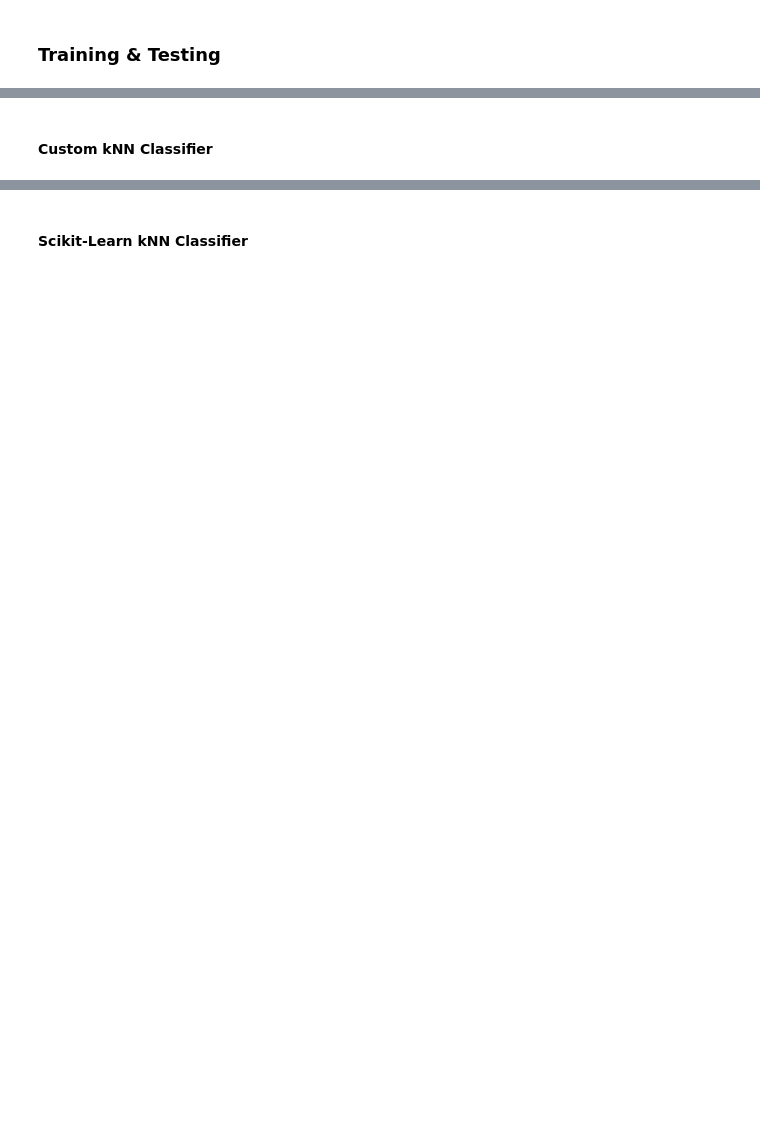
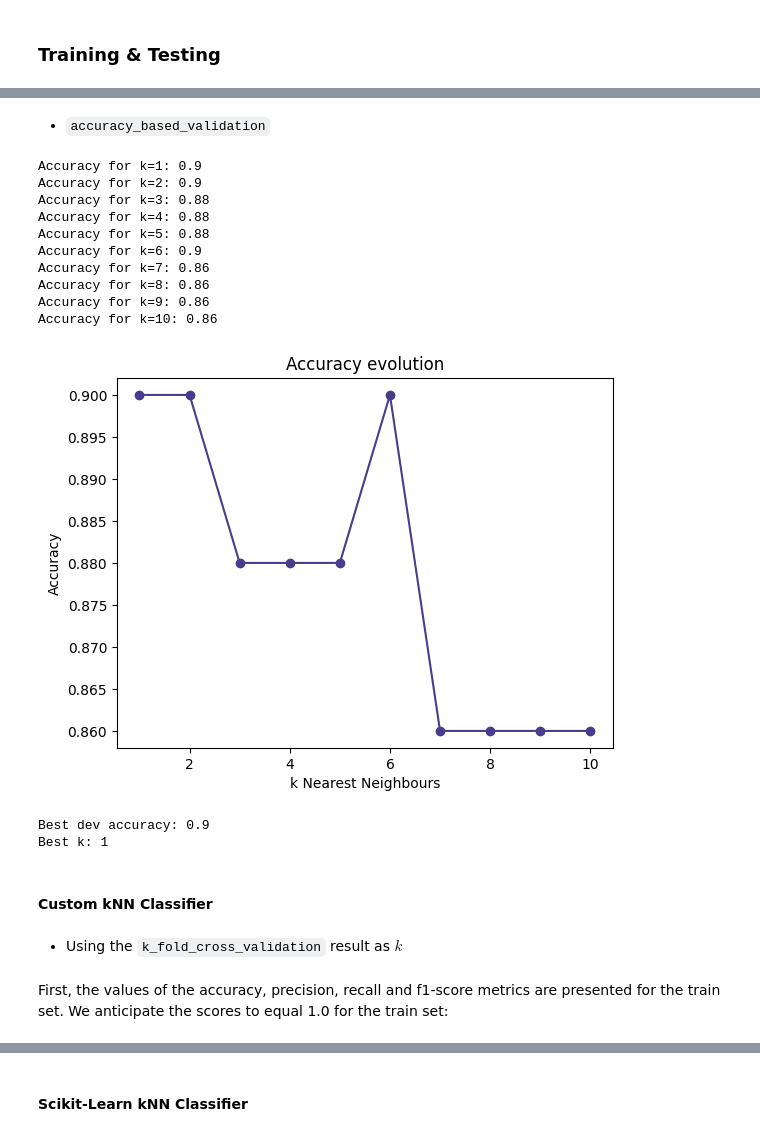
Before and after one commit to alvionaM/stellar-classification, a Jupyter notebook: notebooks/ML-Algorithms.ipynb, the cells around one changed output, grey strips where cells are left out. Saved outputs shown, nothing was run; the diff lists cells and outputs as text; code cells hidden in the pictures; blank space fills up the shorter version.

Commit message:
7th Session - Logistic Regression and MLP to review, all other algorithms done

```diff
--- a/notebooks/ML-Algorithms.ipynb
+++ b/notebooks/ML-Algorithms.ipynb
@@ -230,32 +342,36 @@ class kNN:
 # %%
-def find_best_k(X_train, y_train, X_dev, y_dev):
-  best_k = 0
-  best_dev_accuracy = .0
-  best_classifier = None
+def accuracy_based_validation(K, X_train, y_train, X_dev, y_dev):
+  """
+  Perform accuracy-based validation for the kNN algorithm.
 
-  for k in tqdm(range(1, 11)):
+  Parameters:
+  - K: Number of nearest neighbors to test.
+  - X_train: Training data features.
+  - y_train: Labels for the training data.
+  - X_dev: Development data features for validation.
+  - y_dev: Labels for the development data.
+
+  Returns:
+  - best_k: The value of k that achieved the highest accuracy on the development data.
+  """
+
+  accuracies = np.zeros(K)
+
+  for k in tqdm(range(1, K + 1)):
     knn = kNN(k)  # knn object with current k
     knn.fit(X_train, y_train) # fit with current k in the training data
 
     predictions = knn.predict(X_dev) # predict with current k using the development data
     accuracy = accuracy_score(y_dev, predictions) # count accuracy
-
-    if accuracy > best_dev_accuracy:
-      best_dev_accuracy = accuracy
-      best_k = k
-      best_classifier = knn
+    accuracies[k - 1] = accuracy
 
     print('Accuracy for k={0}: {1}'.format(k, accuracy))
 
+  best_k = Curve.accuracy_evolution_curve("k Nearest Neighbours", accuracies)
 
-  print('\nBest dev accuracy:', best_dev_accuracy)
+  print('Best dev accuracy:', accuracies[best_k - 1])
   print('Best k:', best_k)
 
-  # predict the test data using the best classifier
-  test_preds = best_classifier.predict(X_test)
-  print('Test accuracy:', accuracy_score(y_test, test_preds))
-  print()
-
   return best_k
 # %% [markdown]
 ### Training & Testing
@@ -262,3 +410,26 @@ def find_best_k(X_train, y_train, X_dev, y_dev):
+# %% [markdown]
+- `accuracy_based_validation`
+# %%
+K = 10
+acc_based_best_k = accuracy_based_validation(K, X_train, y_train, X_dev, y_dev)
+# %% [output]
+Accuracy for k=1: 0.9
+Accuracy for k=2: 0.9
+Accuracy for k=3: 0.88
+Accuracy for k=4: 0.88
+Accuracy for k=5: 0.88
+Accuracy for k=6: 0.9
+Accuracy for k=7: 0.86
+Accuracy for k=8: 0.86
+Accuracy for k=9: 0.86
+Accuracy for k=10: 0.86
+[figure, added]
+Best dev accuracy: 0.9
+Best k: 1
 # %% [markdown]
 #### Custom kNN Classifier
+# %% [markdown]
+- Using the `k_fold_cross_validation` result as $k$
+# %% [markdown]
+First, the values of the accuracy, precision, recall and f1-score metrics are presented for the train set. We anticipate the scores to equal 1.0 for the train set:
 # %%
```
Also changed, not shown: parts of 79 cells of this notebook, 1 other file.
